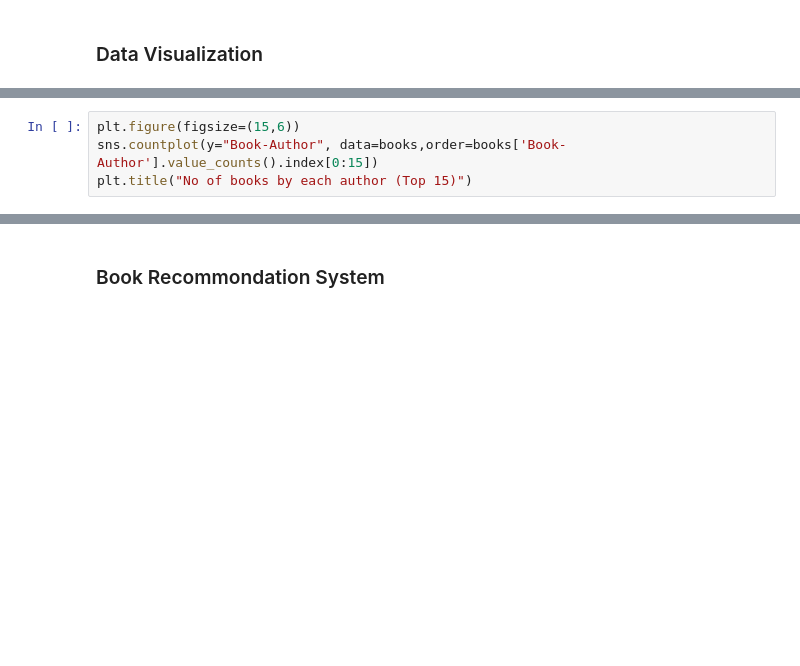
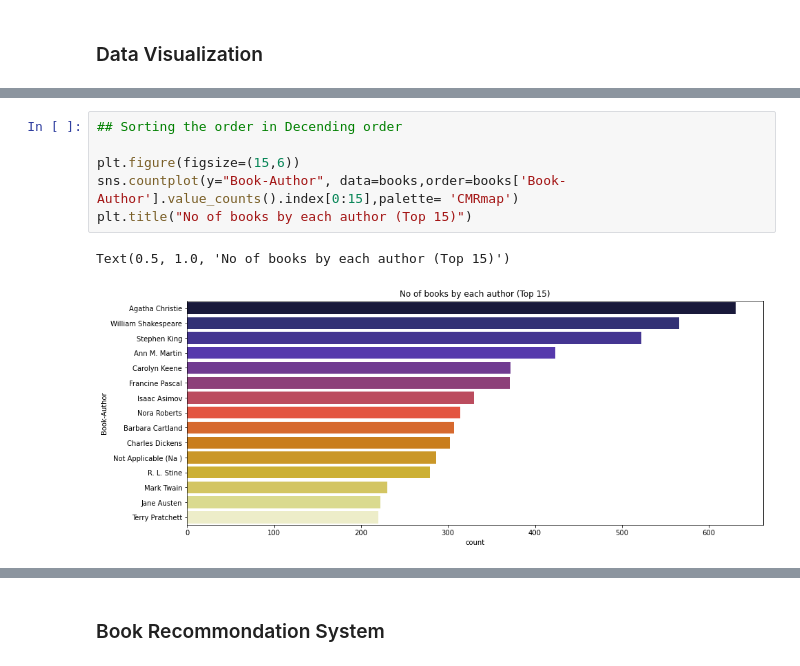
Before and after one commit to MadhaviRockandla/Passion-Project-Book-Recommendations, a Jupyter notebook: BRS.ipynb, the cells around one changed output, grey strips where cells are left out. Drawn from its saved outputs; the diff is of its cells as text; blank space fills up the shorter version.

Commit message:
Data Visualization updated

```diff
--- a/BRS.ipynb
+++ b/BRS.ipynb
@@ -286,4 +602,9 @@ plt.show()
 # %%
+## Sorting the order in Decending order
+
 plt.figure(figsize=(15,6))
-sns.countplot(y="Book-Author", data=books,order=books['Book-Author'].value_counts().index[0:15])
+sns.countplot(y="Book-Author", data=books,order=books['Book-Author'].value_counts().index[0:15],palette= 'CMRmap')
 plt.title("No of books by each author (Top 15)")
+# %% [output]
+Text(0.5, 1.0, 'No of books by each author (Top 15)')
+[figure, added]
```
Also changed, not shown: parts of 58 cells of this notebook.
